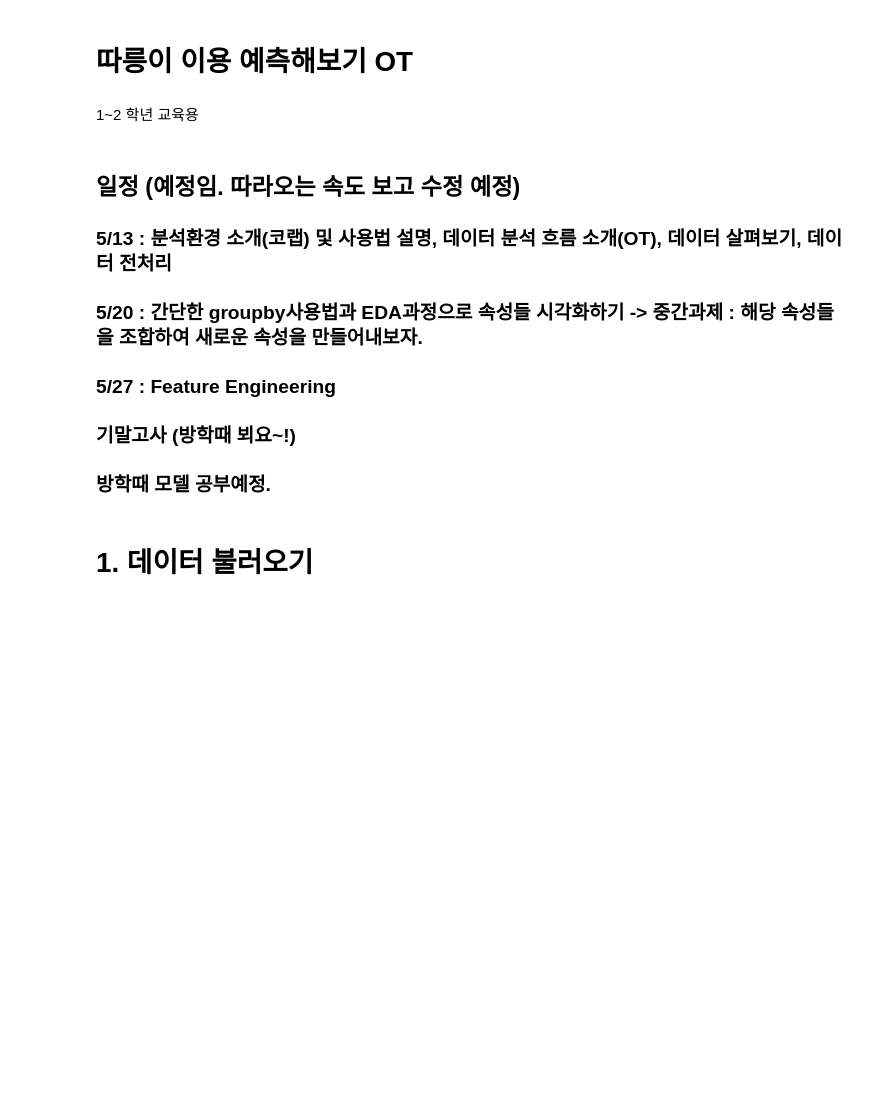
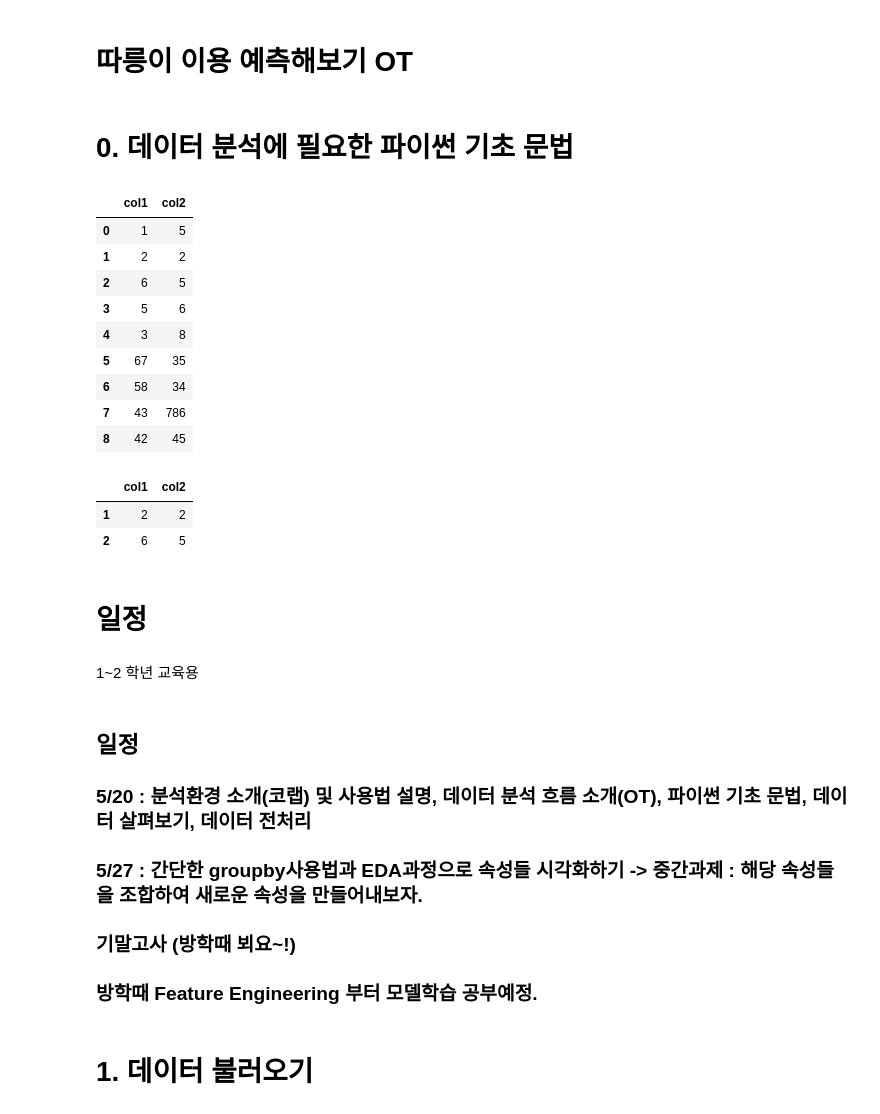
Before and after one commit to hyunku/Teach-Data-Analysis-Basic, a Jupyter notebook: BikePredict.ipynb, the cells around one changed output. Saved outputs shown, nothing was run; the diff lists cells and outputs as text; code cells hidden in the pictures; blank space fills up the shorter version.

```diff
--- a/BikePredict.ipynb
+++ b/BikePredict.ipynb
@@ -2,3 +2,5 @@
 <a href="https://colab.research.google.com/github/hyunku/Teach-Data-Analysis-Basic/blob/main/BikePredict.ipynb" target="_parent"><img src="https://colab.research.google.com/assets/colab-badge.svg" alt="Open In Colab"/></a>
 # %% [markdown]
 # 따릉이 이용 예측해보기 OT
+# %% [markdown]
+# 0. 데이터 분석에 필요한 파이썬 기초 문법
@@ -5,14 +13,43 @@
+# %%
+# 리스트 생성
+li_ex = [1,2,6,5,3,67,58,43,42]
+li_ex2 = [5,2,5,6,8,35,34,786,45]
+# %%
+# 데이터프레임 만들기
+df = pd.DataFrame({'col1':li_ex, 'col2':li_ex2}) # 딕셔너리의 키값으로 제목, 값으로 리스트 값 입력
+df
+# %% [output]
+|  | col1 | col2 |
+| 0 | 1 | 5 |
+| 1 | 2 | 2 |
+| 2 | 6 | 5 |
+| 3 | 5 | 6 |
+| 4 | 3 | 8 |
+| 5 | 67 | 35 |
+| 6 | 58 | 34 |
+| 7 | 43 | 786 |
+| 8 | 42 | 45 |
+# %%
+# 기초 인덱싱 문법
+df['col1'] # col1속성에 해당하는 값 출력 (col1리스트)
+df.loc[:,'col1'] # 속성명으로 인덱싱. -> 위와 동일한 결과 출력
+df.iloc[1:3,:] # 숫자로 인덱싱 -> [raw(세로방향),col(가로방향)] -> : 은 범위지정할때 사용. iloc[raw,col] 에서 raw자리에 1:3 은 세로방향으로 1번부터 3-1번까지 보겠다는 의미.  col도 마찬가지로 사용가능
+# %% [output]
+|  | col1 | col2 |
+| 1 | 2 | 2 |
+| 2 | 6 | 5 |
+# %% [markdown]
+# 일정
 # %% [markdown]
 1~2 학년 교육용
 # %% [markdown]
-## 일정 (예정임. 따라오는 속도 보고 수정 예정)
+## 일정
 
-### 5/13 : 분석환경 소개(코랩) 및 사용법 설명, 데이터 분석 흐름 소개(OT), 데이터 살펴보기, 데이터 전처리
-### 5/20 : 간단한 groupby사용법과 EDA과정으로 속성들 시각화하기 -> 중간과제 : 해당 속성들을 조합하여 새로운 속성을 만들어내보자.
-### 5/27 : Feature Engineering
+### 5/20 : 분석환경 소개(코랩) 및 사용법 설명, 데이터 분석 흐름 소개(OT), 파이썬 기초 문법, 데이터 살펴보기, 데이터 전처리
+### 5/27 : 간단한 groupby사용법과 EDA과정으로 속성들 시각화하기 -> 중간과제 : 해당 속성들을 조합하여 새로운 속성을 만들어내보자.
 
 ### 기말고사 (방학때 뵈요~!)
 
-### 방학때 모델 공부예정.
+### 방학때 Feature Engineering 부터 모델학습 공부예정.
 # %% [markdown]
 # 1. 데이터 불러오기
```
Also changed, not shown: parts of 2 cells of this notebook.
